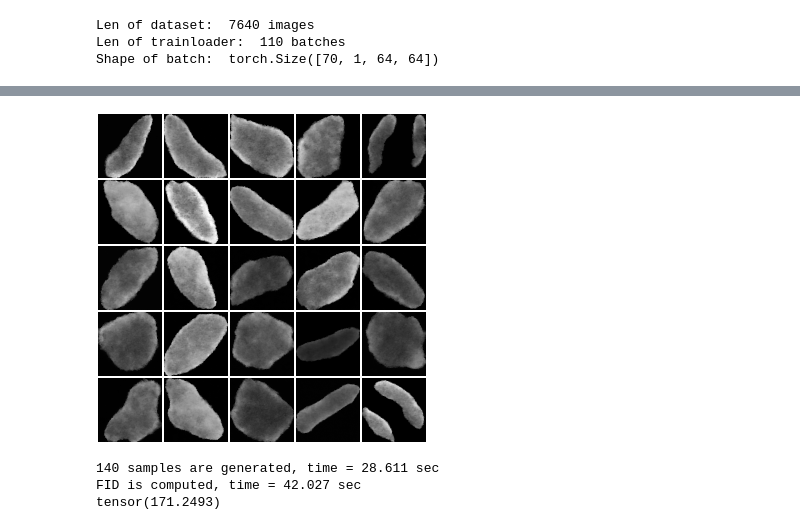
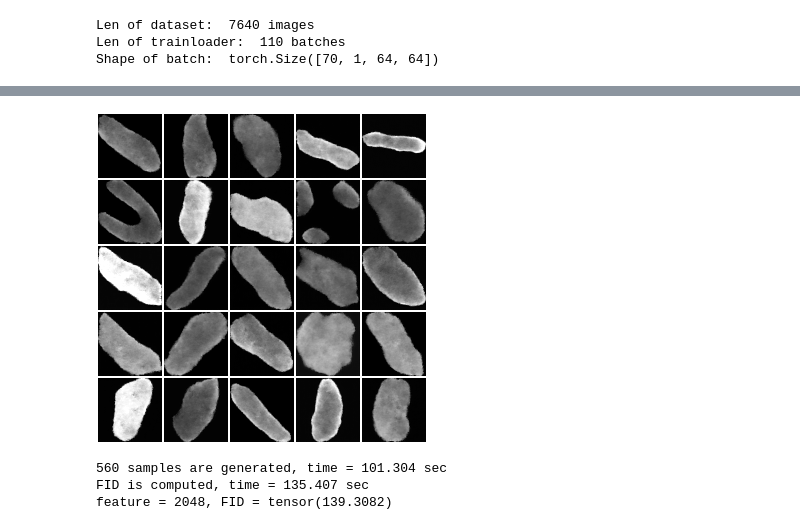
Before and after one commit to anghol/diffusion-substrates, a Jupyter notebook: notebooks/diffusion_cells.ipynb, the cells around one changed output, grey strips where cells are left out. Saved outputs shown, nothing was run; the diff lists cells and outputs as text; code cells hidden in the pictures.

Commit message:
Tunning parameters (diffusion timesteps, epochs)

```diff
--- a/notebooks/diffusion_cells.ipynb
+++ b/notebooks/diffusion_cells.ipynb
@@ -98,11 +181,11 @@ torch.save(model, f"cell_denoise_model_{epochs}_epochs.pt")
 # %%
 # Load pretrained model
 
-model = torch.load("cell_denoise_model_25_epochs.pt")
+model = torch.load("cell_ddpm_400_steps_25_epochs.pt")
 model.eval()
 # %%
 # Create grid of generated samples and show it
 
-samples = show_grid_samples(25, diffusion, model, image_size, channels, "cute_grid")
+samples = show_grid_samples(25, diffusion, model, image_size, channels, "grid_cells")
 # %% [output]
-[figure, old version]
+[figure, new version]
@@ -114,8 +200,13 @@ generate_and_save_samples(sample_dir, 20, 20, diffusion, model, image_size, chan
 # Count FID metric
 
 feature = 2048
-print(f"feature = {feature}, FID =", count_fid_metric(train_loader, diffusion, model, image_size, channels, 100, feature))
+print(
+    f"feature = {feature}, FID =",
+    count_fid_metric(
+        train_loader, diffusion, model, image_size, channels, 500, feature
+    ),
+)
 # %% [output]
-140 samples are generated, time = 28.611 sec
-FID is computed, time = 42.027 sec
-tensor(171.2493)
+560 samples are generated, time = 101.304 sec
+FID is computed, time = 135.407 sec
+feature = 2048, FID = tensor(139.3082)
```
Also changed, not shown: parts of 7 cells of this notebook, 3 other files.
